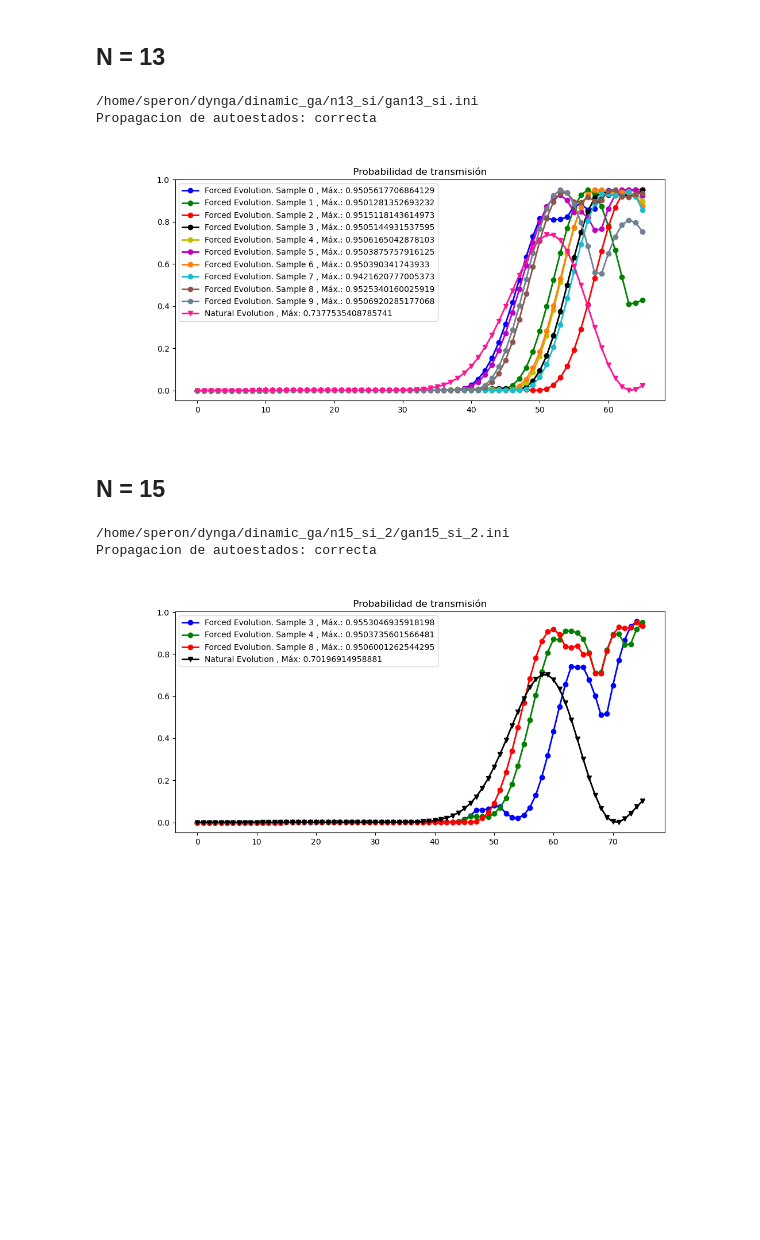
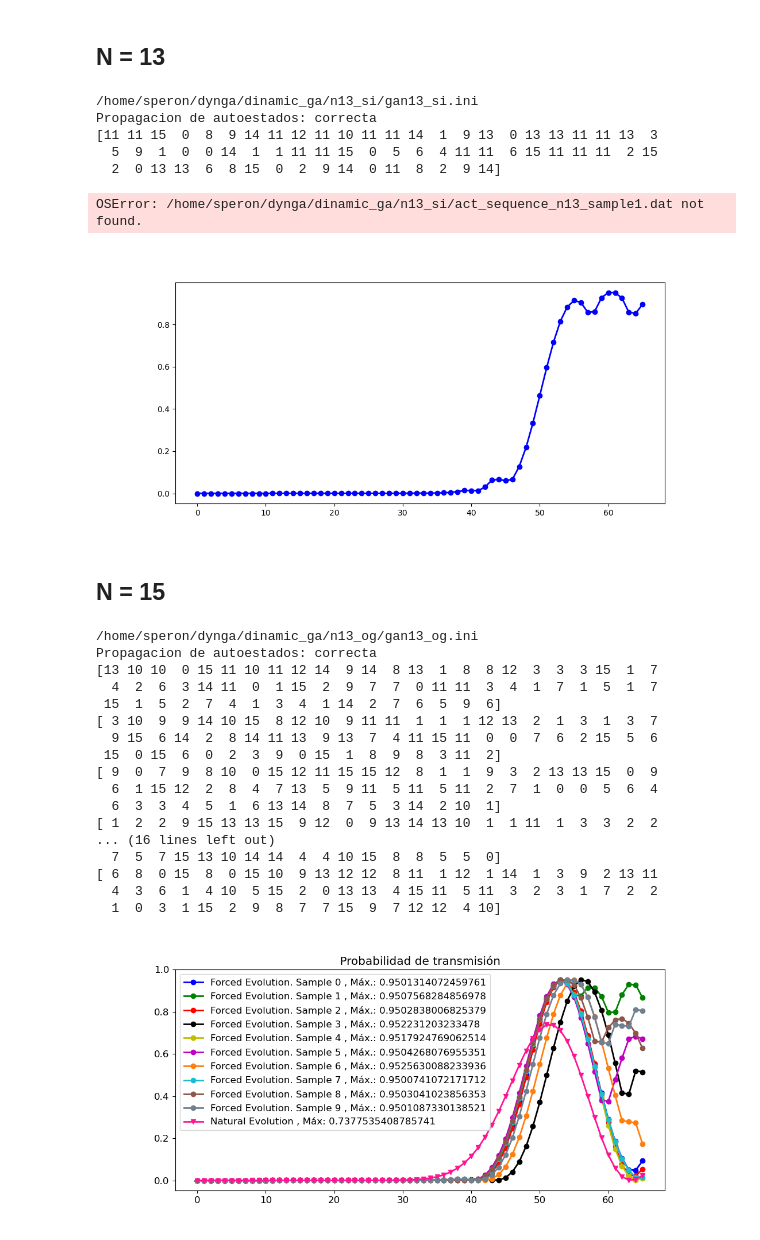
Before and after one commit to sofips/dynamic_ga, a Jupyter notebook: solution_analysis.ipynb, the cells around one changed output. Saved outputs shown, nothing was run; the diff lists cells and outputs as text; code cells hidden in the pictures; blank space fills up the shorter version.

Commit message:
added new graphs

```diff
--- a/solution_analysis.ipynb
+++ b/solution_analysis.ipynb
@@ -10,7 +10,7 @@ import configparser
 import sys
 import os
 
-mpl.rcParams.update({'font.size': 14})
+mpl.rcParams.update({'font.size': 12})
 plt.rcParams['axes.axisbelow'] = True
 %matplotlib widget
 mpl.rcParams['lines.linewidth'] = 2
@@ -45,7 +45,7 @@ def compare_evolutions(directory,n,samples):
     t_steps = config.getint("ga_initialization", "num_genes")+1
 
     # generar propagadores
-    actions = actions_paper(b, nh)
+    actions = actions_paper2(b, nh)
     propagators = gen_props(actions, nh, b, dt)
     times = np.arange(0,t_steps,1)
 
@@ -113,15 +122,34 @@ compare_evolutions(directory,n,samples)
 # %% [output]
 /home/speron/dynga/dinamic_ga/n13_si/gan13_si.ini
 Propagacion de autoestados: correcta
+[11 11 15  0  8  9 14 11 12 11 10 11 11 14  1  9 13  0 13 13 11 11 13  3
+  5  9  1  0  0 14  1  1 11 11 15  0  5  6  4 11 11  6 15 11 11 11  2 15
+  2  0 13 13  6  8 15  0  2  9 14  0 11  8  2  9 14]
+OSError: /home/speron/dynga/dinamic_ga/n13_si/act_sequence_n13_sample1.dat not found.
-[figure, old version]
+[figure, new version]
 # %% [markdown]
 ## N = 15
 # %%
-directory = '/home/speron/dynga/dinamic_ga/n15_si_2'
+directory = '/home/speron/dynga/dinamic_ga/n15_si'
 n = 15
 samples = [3,4,8] #np.arange(0,10,1)
 compare_evolutions(directory,n,samples)
 # %% [output]
-/home/speron/dynga/dinamic_ga/n15_si_2/gan15_si_2.ini
+/home/speron/dynga/dinamic_ga/n13_og/gan13_og.ini
 Propagacion de autoestados: correcta
+[13 10 10  0 15 11 10 11 12 14  9 14  8 13  1  8  8 12  3  3  3 15  1  7
+  4  2  6  3 14 11  0  1 15  2  9  7  7  0 11 11  3  4  1  7  1  5  1  7
+ 15  1  5  2  7  4  1  3  4  1 14  2  7  6  5  9  6]
+[ 3 10  9  9 14 10 15  8 12 10  9 11 11  1  1  1 12 13  2  1  3  1  3  7
+  9 15  6 14  2  8 14 11 13  9 13  7  4 11 15 11  0  0  7  6  2 15  5  6
+ 15  0 15  6  0  2  3  9  0 15  1  8  9  8  3 11  2]
+[ 9  0  7  9  8 10  0 15 12 11 15 15 12  8  1  1  9  3  2 13 13 15  0  9
+  6  1 15 12  2  8  4  7 13  5  9 11  5 11  5 11  2  7  1  0  0  5  6  4
+  6  3  3  4  5  1  6 13 14  8  7  5  3 14  2 10  1]
+[ 1  2  2  9 15 13 13 15  9 12  0  9 13 14 13 10  1  1 11  1  3  3  2  2
+... (16 lines left out)
+  7  5  7 15 13 10 14 14  4  4 10 15  8  8  5  5  0]
+[ 6  8  0 15  8  0 15 10  9 13 12 12  8 11  1 12  1 14  1  3  9  2 13 11
+  4  3  6  1  4 10  5 15  2  0 13 13  4 15 11  5 11  3  2  3  1  7  2  2
+  1  0  3  1 15  2  9  8  7  7 15  9  7 12 12  4 10]
-[figure, old version]
+[figure, new version]
```
Also changed, not shown: parts of 13 cells of this notebook.
